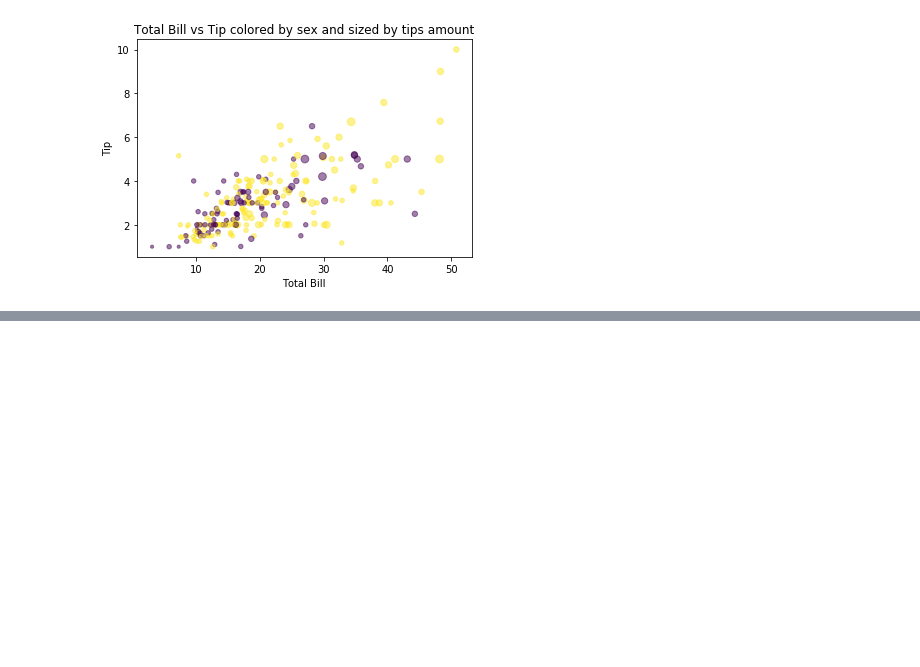
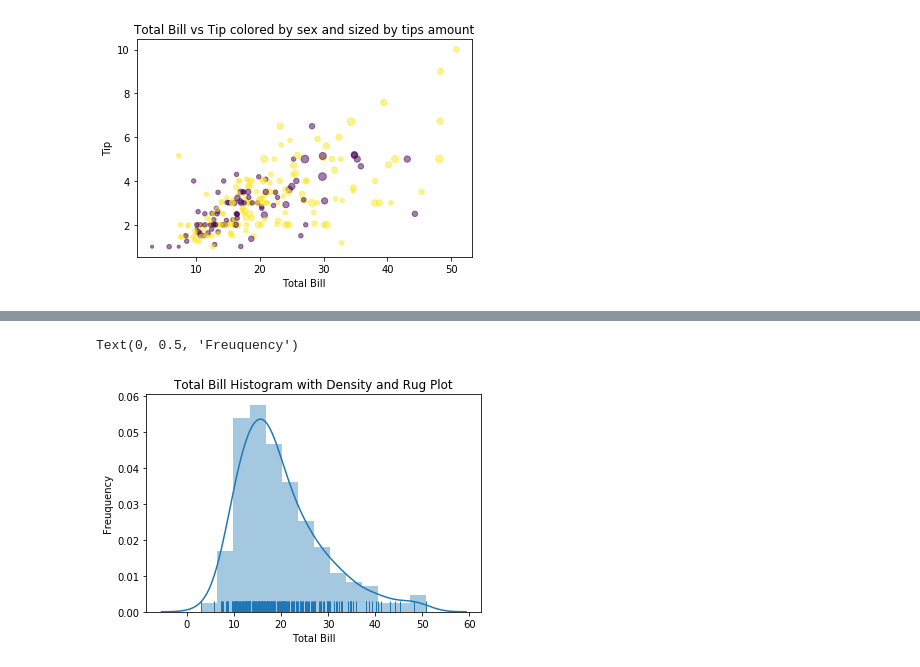
Before and after one commit to MohammadAliAfsahi/Python_Pandas_Library, a Jupyter notebook: Panadas.ipynb, the cells around one changed output, grey strips where cells are left out. Drawn from its saved outputs; the diff is of its cells as text; code cells hidden in the pictures; blank space fills up the shorter version.

```diff
--- a/Panadas.ipynb
+++ b/Panadas.ipynb
@@ -590,0 +611,9 @@ scatter_plot2.show()
+# %%
+# Rug plot: useful for 1-dimensional representation of a variable's distribution
+hist_den_rug = sns.distplot(tips['total_bill'], rug=True)
+hist_den_rug.set_title("Total Bill Histogram with Density and Rug Plot")
+hist_den_rug.set_xlabel('Total Bill')
+hist_den_rug.set_ylabel('Freuquency')
+# %% [output]
+Text(0, 0.5, 'Freuquency')
+[figure, added]
```
Also changed, not shown: parts of 15 cells of this notebook.
